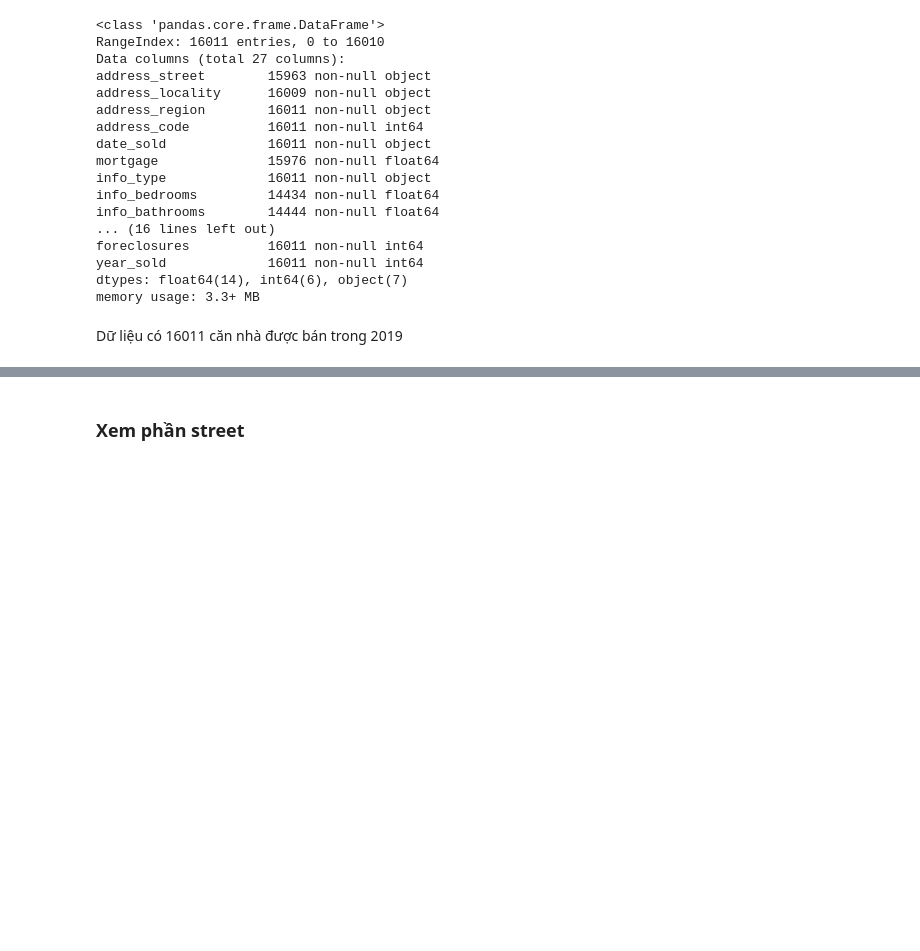
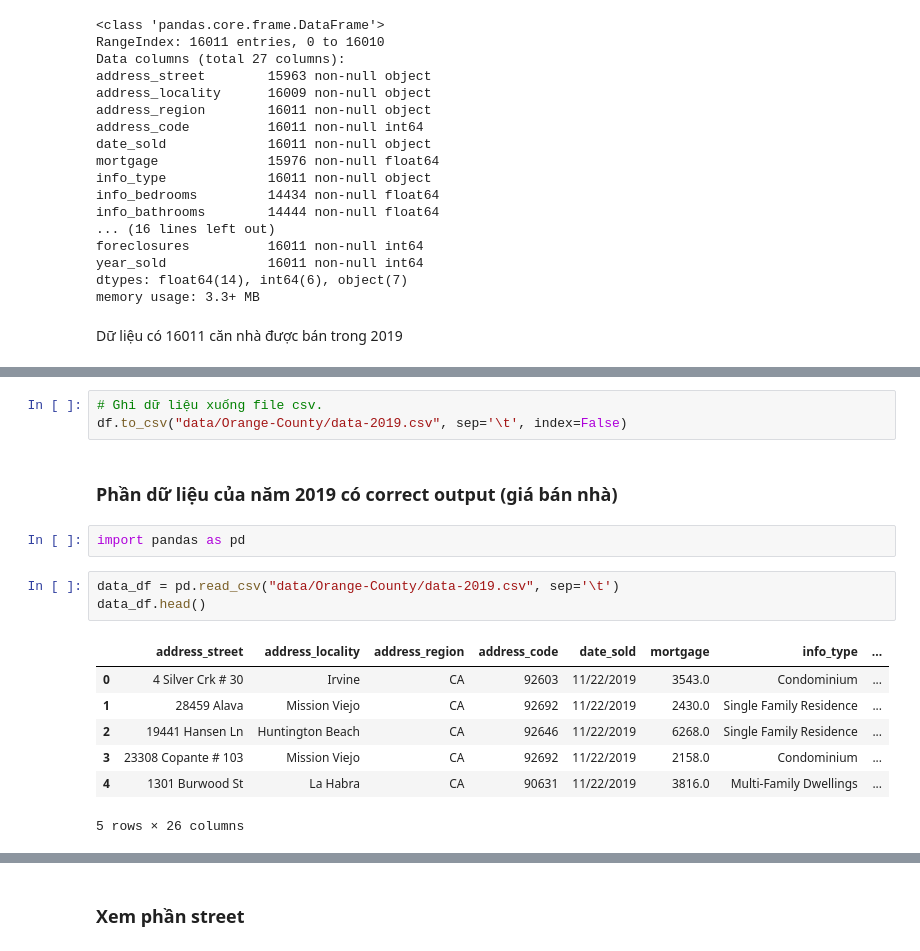
Before and after one commit to dpnam/DS-Final-Project, a Jupyter notebook: real-estate-California/HousePrice_California.ipynb, the cells around one changed output, grey strips where cells are left out. Drawn from its saved outputs; the diff is of its cells as text; blank space fills up the shorter version.

```diff
--- a/real-estate-California/HousePrice_California.ipynb
+++ b/real-estate-California/HousePrice_California.ipynb
@@ -662,0 +740,18 @@ Dữ liệu có 16011 căn nhà được bán trong 2019
+# %%
+# Ghi dữ liệu xuống file csv.
+df.to_csv("data/Orange-County/data-2019.csv", sep='\t', index=False)
+# %% [markdown]
+### Phần dữ liệu của năm 2019 có correct output (giá bán nhà)
+# %%
+import pandas as pd
+# %%
+data_df = pd.read_csv("data/Orange-County/data-2019.csv", sep='\t')
+data_df.head()
+# %% [output]
+|  | address_street | address_locality | address_region | address_code | date_sold | mortgage | info_type | ... |
+| 0 | 4 Silver Crk # 30 | Irvine | CA | 92603 | 11/22/2019 | 3543.0 | Condominium | ... |
+| 1 | 28459 Alava | Mission Viejo | CA | 92692 | 11/22/2019 | 2430.0 | Single Family Residence | ... |
+| 2 | 19441 Hansen Ln | Huntington Beach | CA | 92646 | 11/22/2019 | 6268.0 | Single Family Residence | ... |
+| 3 | 23308 Copante # 103 | Mission Viejo | CA | 92692 | 11/22/2019 | 2158.0 | Condominium | ... |
+| 4 | 1301 Burwood St | La Habra | CA | 90631 | 11/22/2019 | 3816.0 | Multi-Family Dwellings | ... |
+5 rows × 26 columns
```
Also changed, not shown: parts of 53 cells of this notebook, 1 other file.
